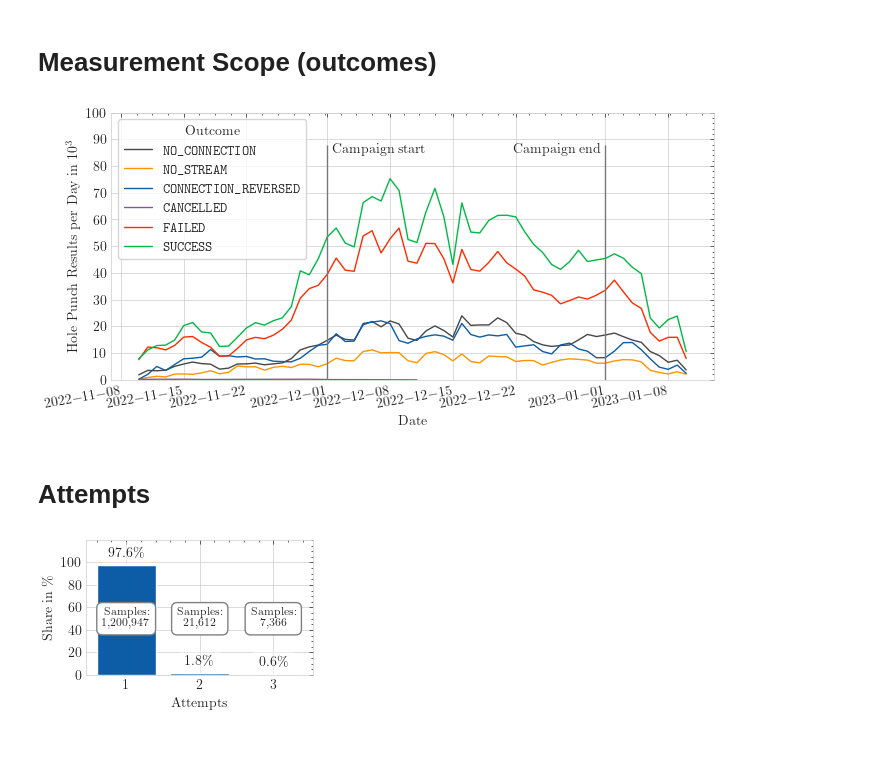
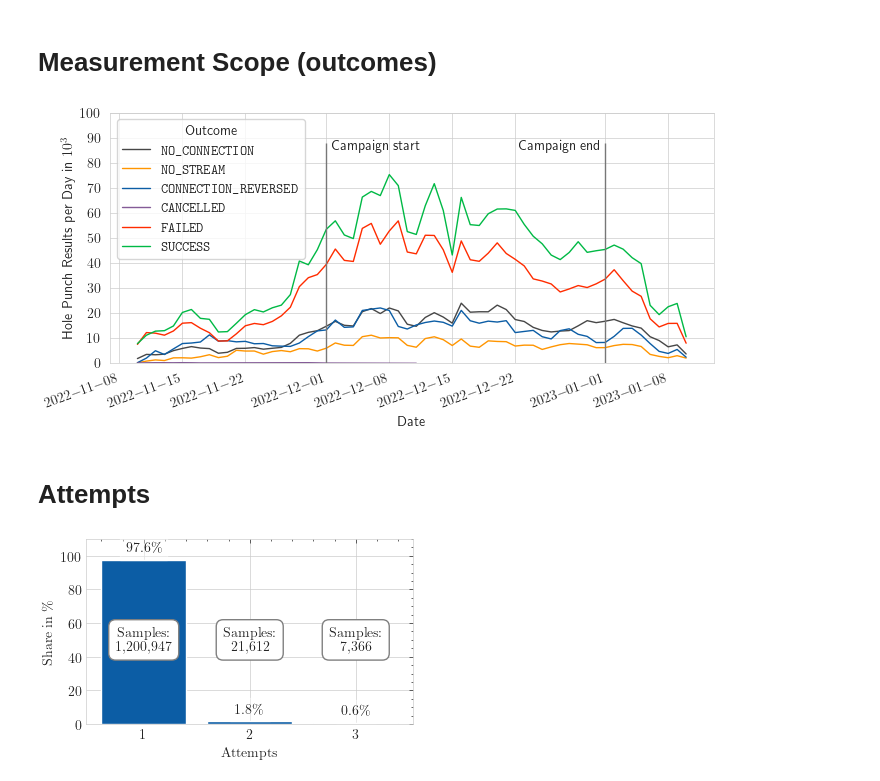
Before and after one commit to libp2p/punchr, a Jupyter notebook: publication/2023-03-07-publication.ipynb, the cells around one changed output. Saved outputs shown, nothing was run; the diff lists cells and outputs as text; code cells hidden in the pictures; blank space fills up the shorter version.

```diff
--- a/publication/2023-03-07-publication.ipynb
+++ b/publication/2023-03-07-publication.ipynb
@@ -146,7 +160,7 @@ df = pd.read_sql_query(overall_outcomes_query, con=conn)
 fig, ax = plt.subplots(figsize=get_figsize())
 for outcome in df["outcome"].unique():
     data = df[df["outcome"] == outcome]
-    ax.plot(data["date_trunc"], data["count"]/1e3, label=f"\\texttt{{{outcome}}}", color=outcome_colors[outcome])
+    ax.plot(data["date_trunc"], data["count"] / 1e3, label=f"\\texttt{{{outcome}}}", color=outcome_colors[outcome])
 
 ax.set_xlabel("Date")
 ax.set_ylabel("Hole Punch Results per Day in $10^3$")
@@ -156,51 +170,52 @@ ax.vlines(datetime(year=2023, month=1, day=1), 0, 88, colors="#777")
 ax.text(datetime(year=2022, month=12, day=1, hour=12), 85, "Campaign start", ha="left")
 ax.text(datetime(year=2022, month=12, day=31, hour=12), 85, "Campaign end", ha="right")
 ax.set_ylim(0, 100)
-ax.set_yticks(np.arange(0,101,10))
+ax.set_yticks(np.arange(0, 101, 10))
 for tick in ax.get_xticklabels():
-    tick.set_rotation(10)
+    tick.set_rotation(20)
     tick.set_ha("right")
 
 ax.legend(title="Outcome", loc="upper left", frameon=True)
 fig.set_tight_layout(True)
 fig.savefig("plots/campaign-outcomes.pdf")
 # %% [output]
-[figure, old version]
+[figure, new version]
 # %% [markdown]
 # Attempts
 # %%
 query = """
-WITH cte AS (
-    SELECT hpr.id hole_punch_results_id, count(hpa.id)
-    FROM hole_punch_results hpr
-          INNER JOIN hole_punch_attempt hpa on hpr.id = hpa.hole_punch_result_id
-    WHERE hpr.outcome = 'SUCCESS' AND hpr.ip_version_filter IS NULL AND hpr.transport_filter IS NULL
-    GROUP BY hpr.id
-)
-SELECT cte.count attempts, count(cte.hole_punch_results_id)
-FROM cte
-GROUP BY cte.count
-ORDER BY 1
-"""
+        WITH cte AS (SELECT hpr.id hole_punch_results_id, count(hpa.id)
+                     FROM hole_punch_results hpr
+                              INNER JOIN hole_punch_attempt hpa on hpr.id = hpa.hole_punch_result_id
+                     WHERE hpr.outcome = 'SUCCESS'
+                       AND hpr.ip_version_filter IS NULL
+                       AND hpr.transport_filter IS NULL
+                     GROUP BY hpr.id)
+        SELECT cte.count attempts, count(cte.hole_punch_results_id)
+        FROM cte
+        GROUP BY cte.count
+        ORDER BY 1 \
+        """
 df = pd.read_sql_query(query, con=conn)
 # %%
 df["pct"] = 100 * df["count"] / df["count"].sum()
 # %%
-fig, ax = plt.subplots(figsize=[3,2])
+fig, ax = plt.subplots(figsize=[4,2.5])
 
 p = ax.bar(df["attempts"], df["pct"])
 ax.set_xticks(np.arange(1, 4))
 ax.set_xlabel("Attempts")
 ax.set_ylabel("Share in \%")
-ax.bar_label(p, labels=['%.1f\%%' % pct for pct in df["pct"]],padding=4, bbox=dict(fc="w", lw=1, alpha=0.4))
+ax.bar_label(p, labels=['%.1f\%%' % pct for pct in df["pct"]], padding=4, bbox=dict(fc="w", lw=1, alpha=0.4))
 
 for idx, row in df.iterrows():
     count = format(int(row["count"]), ",")
-    ax.text(row["attempts"], 50, f"Samples:\n{count}", ha="center", va="center",fontdict={"size": 8}, bbox=dict(fc="w", lw=1, ec="grey", boxstyle='round,pad=0.5'))
+    ax.text(row["attempts"], 50, f"Samples:\n{count}", ha="center", va="center",
+            bbox=dict(fc="w", lw=1, ec="grey", boxstyle='round,pad=0.5'))
 
-ax.set_ylim(0,120)
-ax.set_yticks(np.arange(0,101,20))
+ax.set_ylim(0, 110)
+ax.set_yticks(np.arange(0, 101, 20))
 fig.tight_layout()
 fig.savefig("plots/attempts-success.pdf")
 # %% [output]
-[figure, old version]
+[figure, new version]
```
Also changed, not shown: parts of 16 cells of this notebook, 7 other files.
